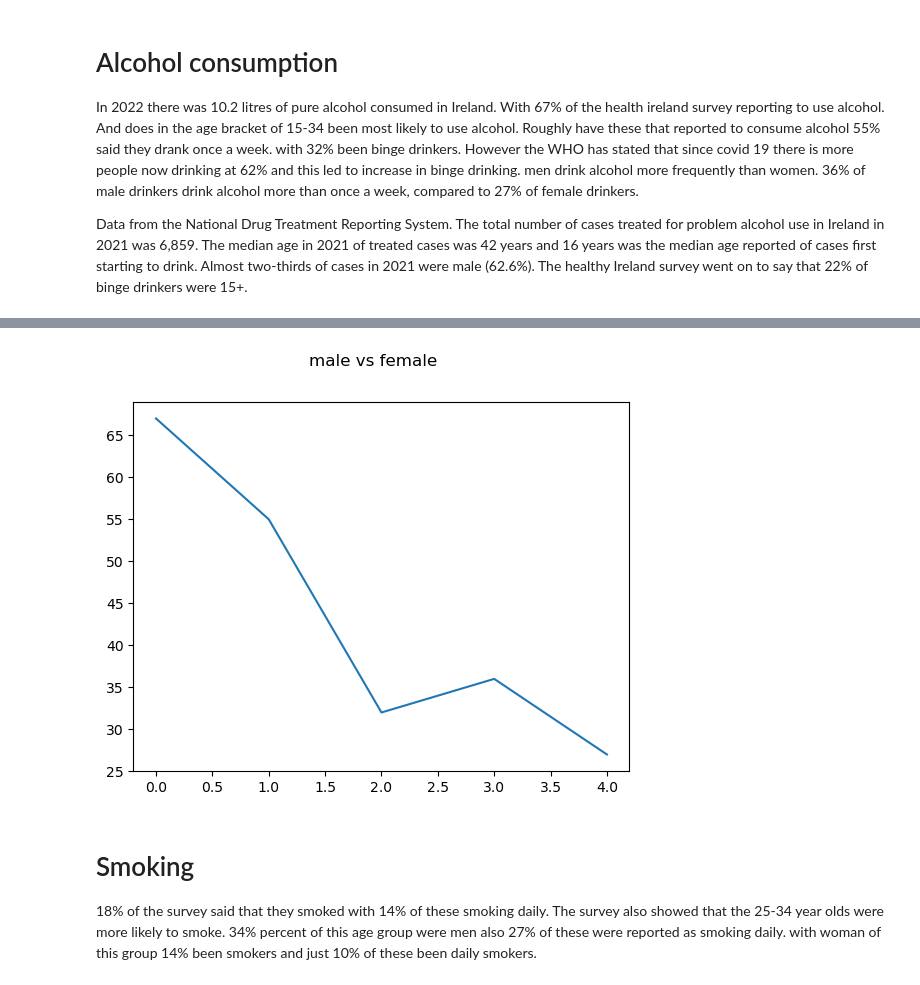
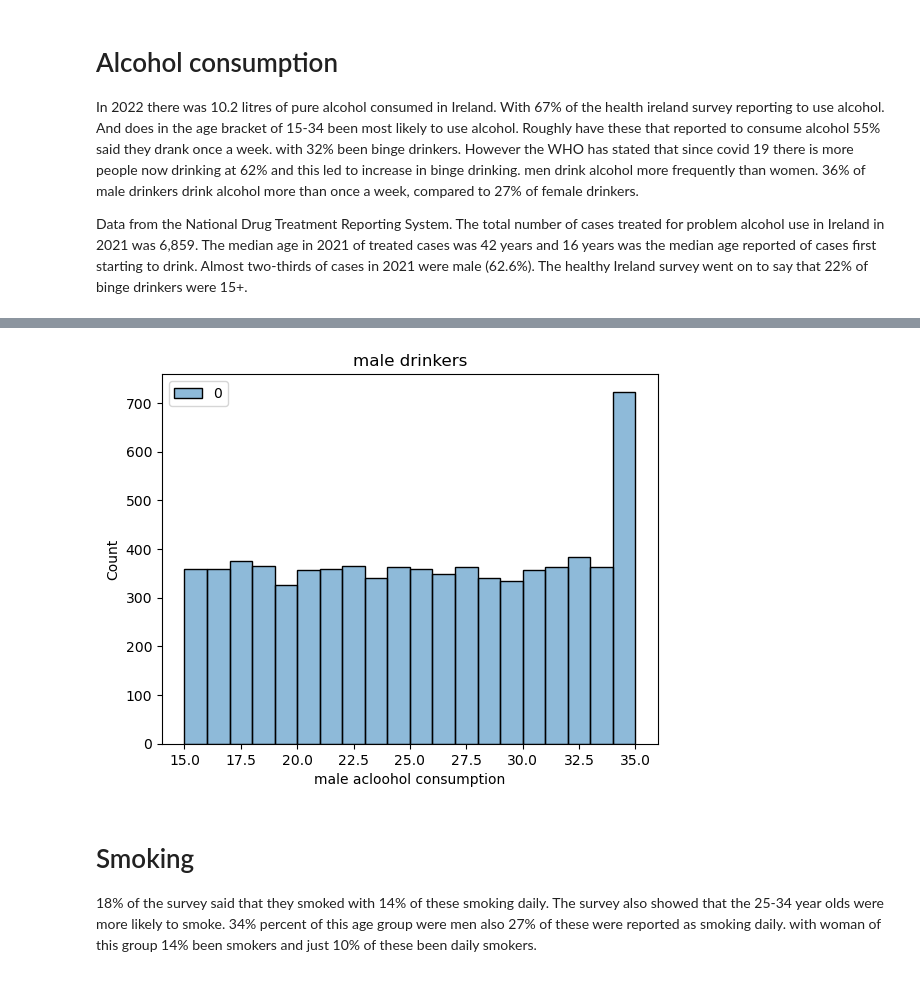
Before and after one commit to keithmmc/PDA1, a Jupyter notebook: PDA1.ipynb, the cells around one changed output, grey strips where cells are left out. Drawn from its saved outputs; the diff is of its cells as text; code cells hidden in the pictures.

```diff
--- a/PDA1.ipynb
+++ b/PDA1.ipynb
@@ -331,9 +331,11 @@ https://gist.github.com/mwaskom/de44147ed2974457ad6372750bbe5751
-# %%
-sns.lineplot(drinkers)
-plt.suptitle("male vs female")
-plt.show()
-# %% [output]
-[figure, removed]
+# %%
+maledrinker = pd.DataFrame(np.random.randint(15, 36, 7500))  # male: mean is 80.7 and standard deviation 15
+sns.histplot(maledrinker)
+plt.title('male drinkers')
+plt.xlabel('male acloohol consumption')
+plt.show()
+# %% [output]
+[figure, added]
 # %% [markdown]
 # Smoking
 18% of the survey said that they smoked with 14% of these smoking daily. The survey also showed that the 25-34 year olds were more likely to smoke. 34% percent of this age group were men also 27% of these were reported as smoking daily. with woman of this group 14% been smokers and just 10% of these been daily smokers.
```
Also changed, not shown: parts of 23 cells of this notebook.
